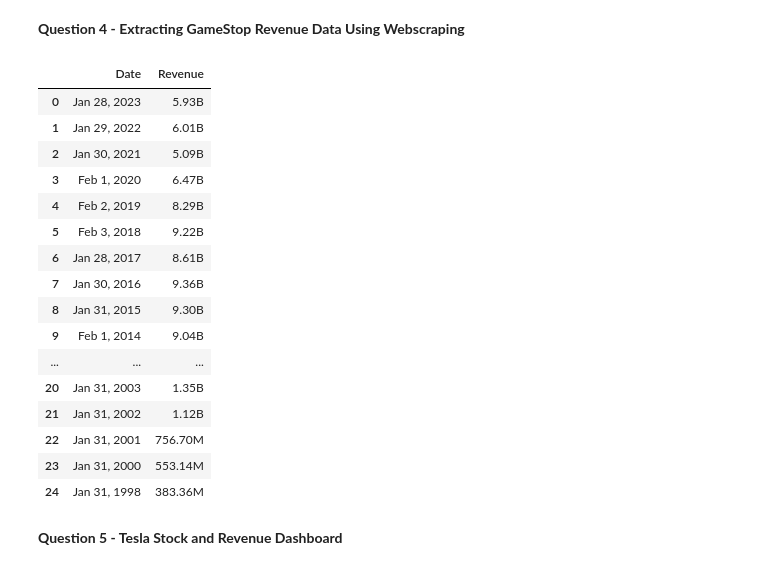
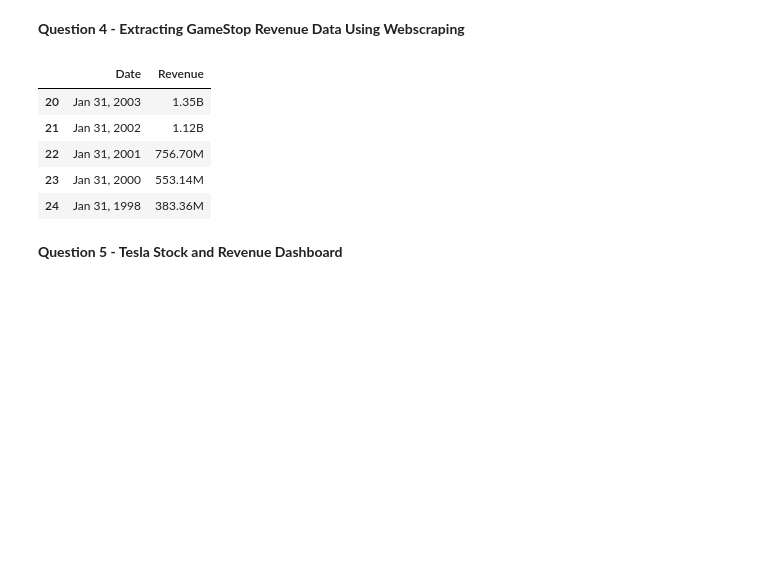
Before and after one commit to haykpash/DataScienceEcosystem, a Jupyter notebook: Analyzing Historical Stock, Revenue Data and Building a Dashboard.ipynb, the cells around one changed output. Cells and saved outputs as stored; diff of their text form; code cells hidden in the pictures; blank space fills up the shorter version.

```diff
--- a/Analyzing Historical Stock, Revenue Data and Building a Dashboard.ipynb
+++ b/Analyzing Historical Stock, Revenue Data and Building a Dashboard.ipynb
@@ -104,37 +93,26 @@ gameStone_data.head()
 # %%
 url = "https://stockanalysis.com/stocks/gme/revenue/"
 
 response = requests.get(url)
 
 soup = BeautifulSoup(response.text, "html.parser")
 
 table_body = soup.find('tbody')
 
 gs_data = []
 
 for row in table_body.find_all('tr'):
     cells = row.find_all('td')
     year = cells[0].text.strip()
     revenue = cells[1].text.strip()
 
     gs_data.append({'Date': year, 'Revenue': revenue})
 
 game_df = pd.DataFrame(gs_data)
 
-game_df
+game_df.tail()
 # %% [output]
 |  | Date | Revenue |
-| 0 | Jan 28, 2023 | 5.93B |
-| 1 | Jan 29, 2022 | 6.01B |
-| 2 | Jan 30, 2021 | 5.09B |
-| 3 | Feb 1, 2020 | 6.47B |
-| 4 | Feb 2, 2019 | 8.29B |
-| 5 | Feb 3, 2018 | 9.22B |
-| 6 | Jan 28, 2017 | 8.61B |
-| 7 | Jan 30, 2016 | 9.36B |
-| 8 | Jan 31, 2015 | 9.30B |
-| 9 | Feb 1, 2014 | 9.04B |
-| ... | ... | ... |
 | 20 | Jan 31, 2003 | 1.35B |
 | 21 | Jan 31, 2002 | 1.12B |
 | 22 | Jan 31, 2001 | 756.70M |
```
Also changed, not shown: parts of 1 cell of this notebook.
